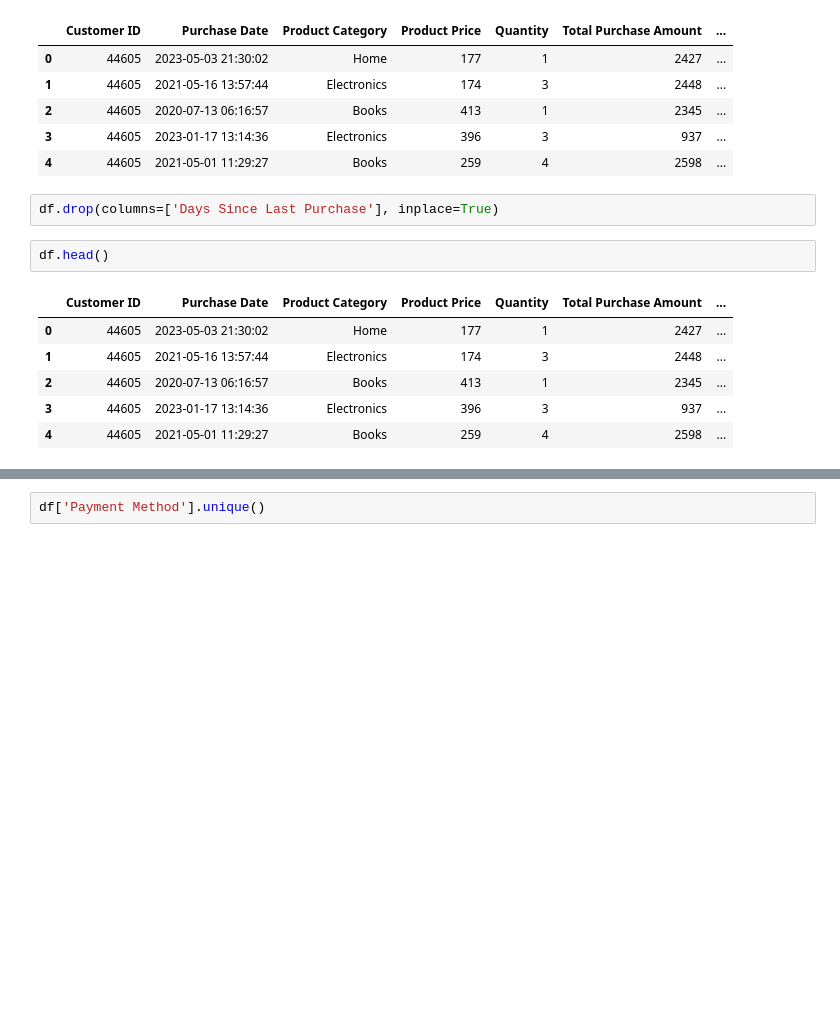
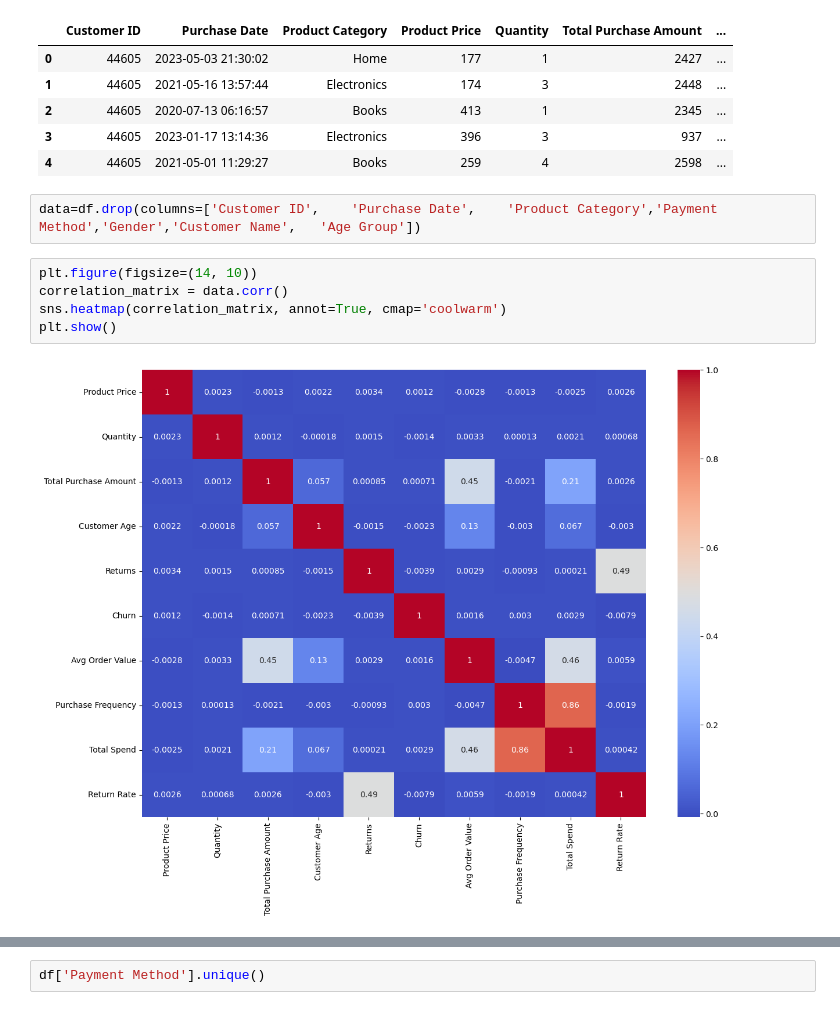
Before and after one commit to manishdangol/Python_tests, a Jupyter notebook: CUSTOMER.ipynb, the cells around one changed output, grey strips where cells are left out. Drawn from its saved outputs; the diff is of its cells as text; blank space fills up the shorter version.

```diff
--- a/CUSTOMER.ipynb
+++ b/CUSTOMER.ipynb
@@ -191,14 +182,12 @@ df.head()
 | 2 | 44605 | 2020-07-13 06:16:57 | Books | 413 | 1 | 2345 | ... |
 | 3 | 44605 | 2023-01-17 13:14:36 | Electronics | 396 | 3 | 937 | ... |
 | 4 | 44605 | 2021-05-01 11:29:27 | Books | 259 | 4 | 2598 | ... |
-# %%
-df.drop(columns=['Days Since Last Purchase'], inplace=True)
-# %%
-df.head()
-# %% [output]
-|  | Customer ID | Purchase Date | Product Category | Product Price | Quantity | Total Purchase Amount | ... |
-| 0 | 44605 | 2023-05-03 21:30:02 | Home | 177 | 1 | 2427 | ... |
-| 1 | 44605 | 2021-05-16 13:57:44 | Electronics | 174 | 3 | 2448 | ... |
-| 2 | 44605 | 2020-07-13 06:16:57 | Books | 413 | 1 | 2345 | ... |
-| 3 | 44605 | 2023-01-17 13:14:36 | Electronics | 396 | 3 | 937 | ... |
-| 4 | 44605 | 2021-05-01 11:29:27 | Books | 259 | 4 | 2598 | ... |
+# %%
+data=df.drop(columns=['Customer ID',	'Purchase Date',	'Product Category','Payment Method','Gender','Customer Name',	'Age Group'])
+# %%
+plt.figure(figsize=(14, 10))
+correlation_matrix = data.corr()
+sns.heatmap(correlation_matrix, annot=True, cmap='coolwarm')
+plt.show()
+# %% [output]
+[figure, added]
```
Also changed, not shown: parts of 27 cells of this notebook.
